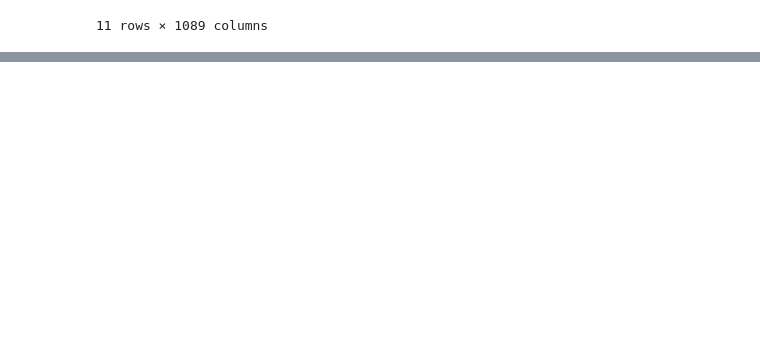
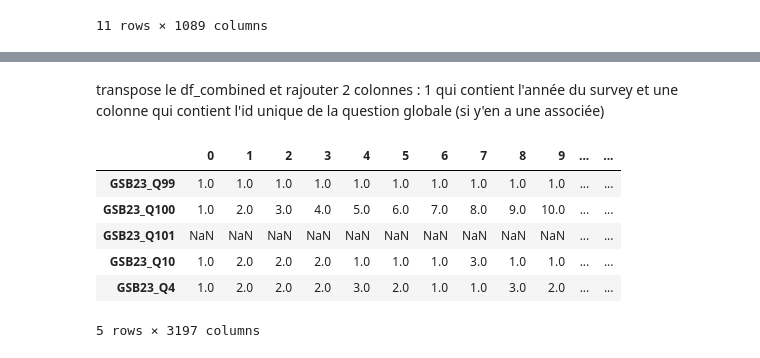
Before and after one commit to hhueber/IDHEAP-Datahub, a Jupyter notebook: notebook/global_question_longitudinality.ipynb, the cells around one changed output, grey strips where cells are left out. Cells and saved outputs as stored; diff of their text form; code cells hidden in the pictures; blank space fills up the shorter version.

```diff
--- a/notebook/global_question_longitudinality.ipynb
+++ b/notebook/global_question_longitudinality.ipynb
@@ -56,0 +49,14 @@ spr_df.head()
+# %% [markdown]
+transpose le df_combined et rajouter 2 colonnes : 1 qui contient l'année du survey et une colonne qui contient l'id unique de la question globale (si y'en a une associée)
+# %%
+df_commune_responses_combined = df_commune_responses_combined.transpose().copy()
+# %%
+df_commune_responses_combined.head()
+# %% [output]
+|  | 0 | 1 | 2 | 3 | 4 | 5 | 6 | 7 | 8 | 9 | ... | ... |
+| GSB23_Q99 | 1.0 | 1.0 | 1.0 | 1.0 | 1.0 | 1.0 | 1.0 | 1.0 | 1.0 | 1.0 | ... | ... |
+| GSB23_Q100 | 1.0 | 2.0 | 3.0 | 4.0 | 5.0 | 6.0 | 7.0 | 8.0 | 9.0 | 10.0 | ... | ... |
+| GSB23_Q101 | NaN | NaN | NaN | NaN | NaN | NaN | NaN | NaN | NaN | NaN | ... | ... |
+| GSB23_Q10 | 1.0 | 2.0 | 2.0 | 2.0 | 1.0 | 1.0 | 1.0 | 3.0 | 1.0 | 1.0 | ... | ... |
+| GSB23_Q4 | 1.0 | 2.0 | 2.0 | 2.0 | 3.0 | 2.0 | 1.0 | 1.0 | 3.0 | 2.0 | ... | ... |
+5 rows × 3197 columns
```
Also changed, not shown: parts of 18 cells of this notebook, 1 other file.
